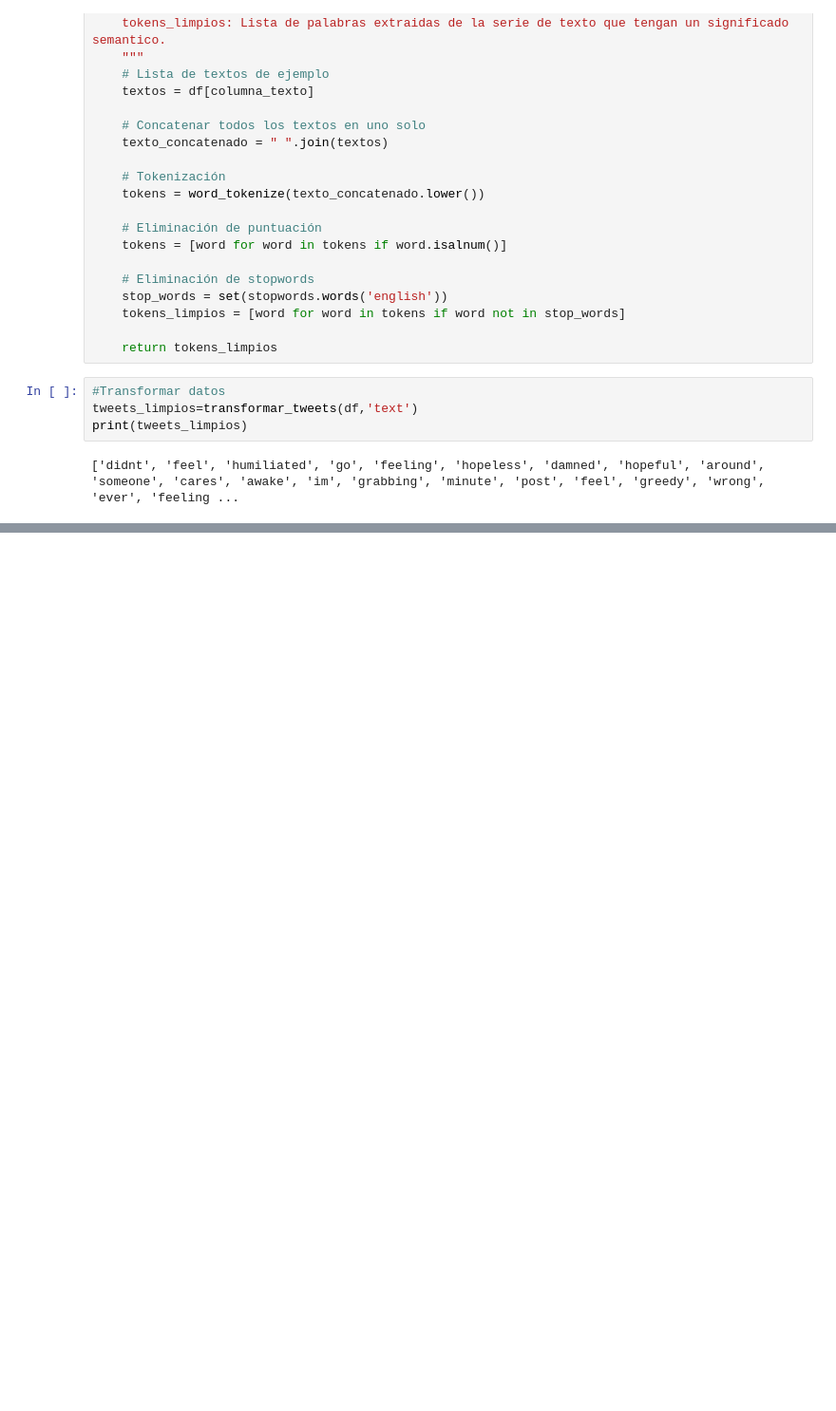
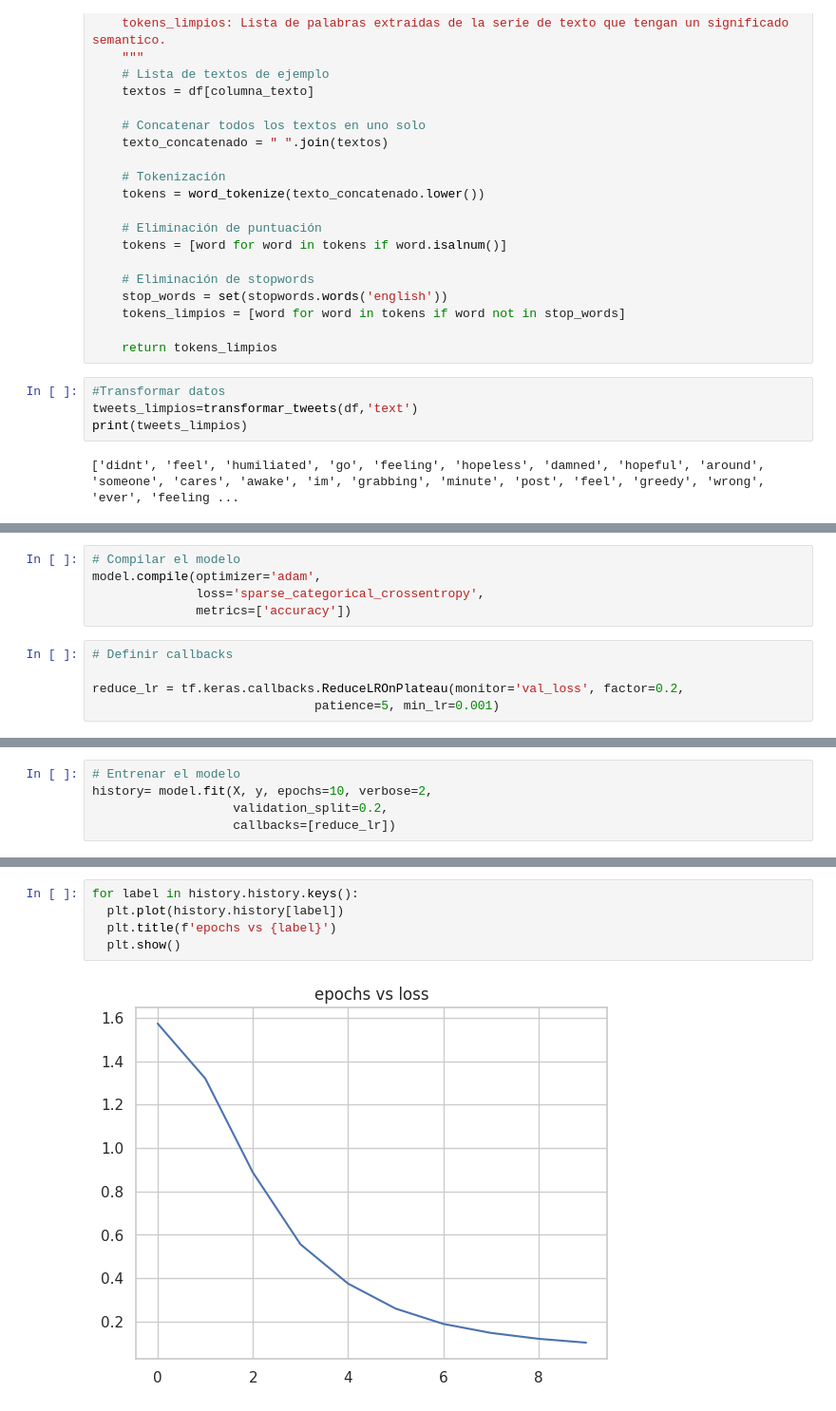
Before and after one commit to Robert-Gomez-AI/HeartFailure, a Jupyter notebook: AnalisisDeSentimientosConDask.ipynb, the cells around one changed output, grey strips where cells are left out. Shown at 95% size. Drawn from its saved outputs; the diff is of its cells as text; blank space fills up the shorter version.

```diff
--- a/AnalisisDeSentimientosConDask.ipynb
+++ b/AnalisisDeSentimientosConDask.ipynb
@@ -715,0 +819,10 @@ print(tweets_limpios)
+# %%
+# Compilar el modelo
+model.compile(optimizer='adam',
+              loss='sparse_categorical_crossentropy',
+              metrics=['accuracy'])
+# %%
+# Definir callbacks
+
+reduce_lr = tf.keras.callbacks.ReduceLROnPlateau(monitor='val_loss', factor=0.2,
+                              patience=5, min_lr=0.001)
@@ -715,0 +835,5 @@ print(tweets_limpios)
+# %%
+# Entrenar el modelo
+history= model.fit(X, y, epochs=10, verbose=2,
+                   validation_split=0.2,
+                   callbacks=[reduce_lr])
@@ -715,0 +881,7 @@ print(tweets_limpios)
+# %%
+for label in history.history.keys():
+  plt.plot(history.history[label])
+  plt.title(f'epochs vs {label}')
+  plt.show()
+# %% [output]
+[figure, added]
```
Also changed, not shown: parts of 28 cells of this notebook.
